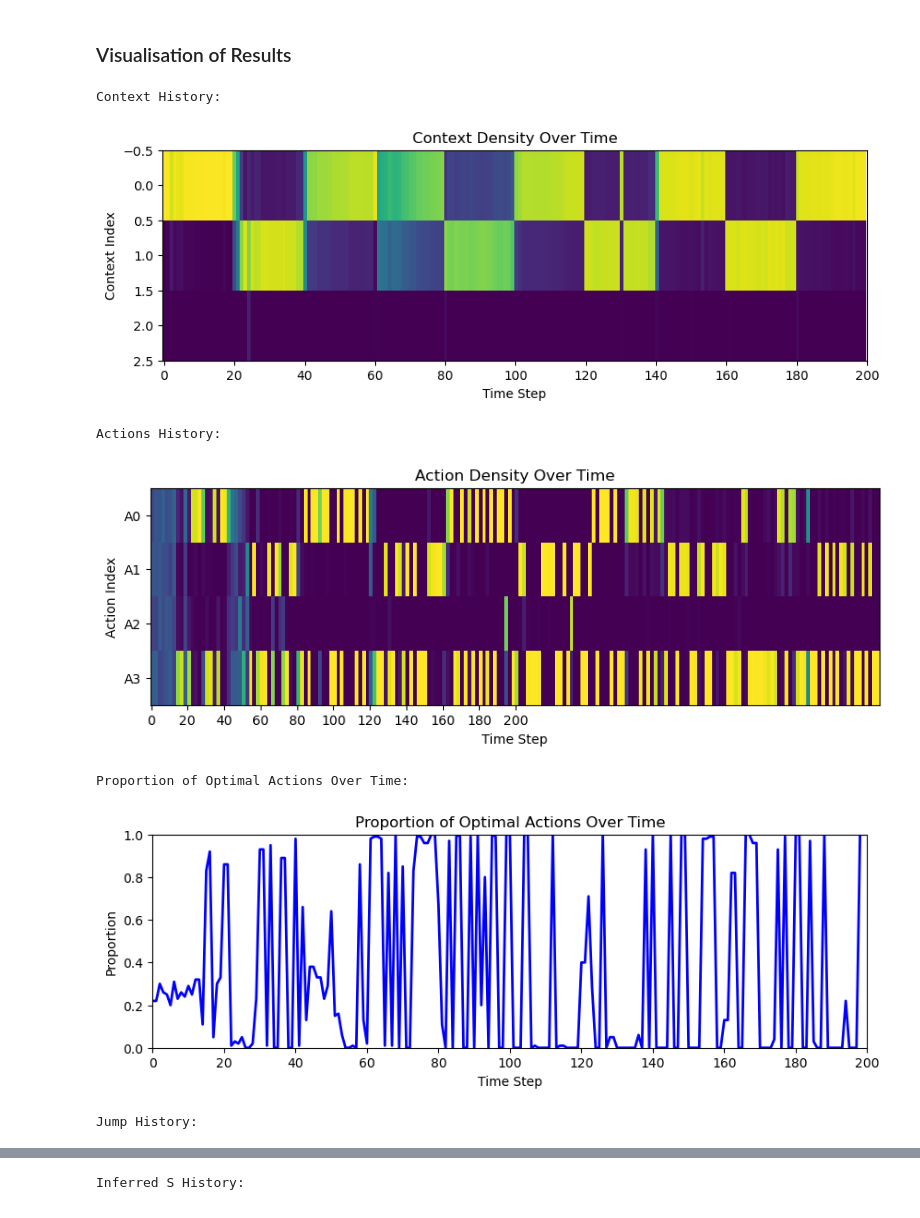
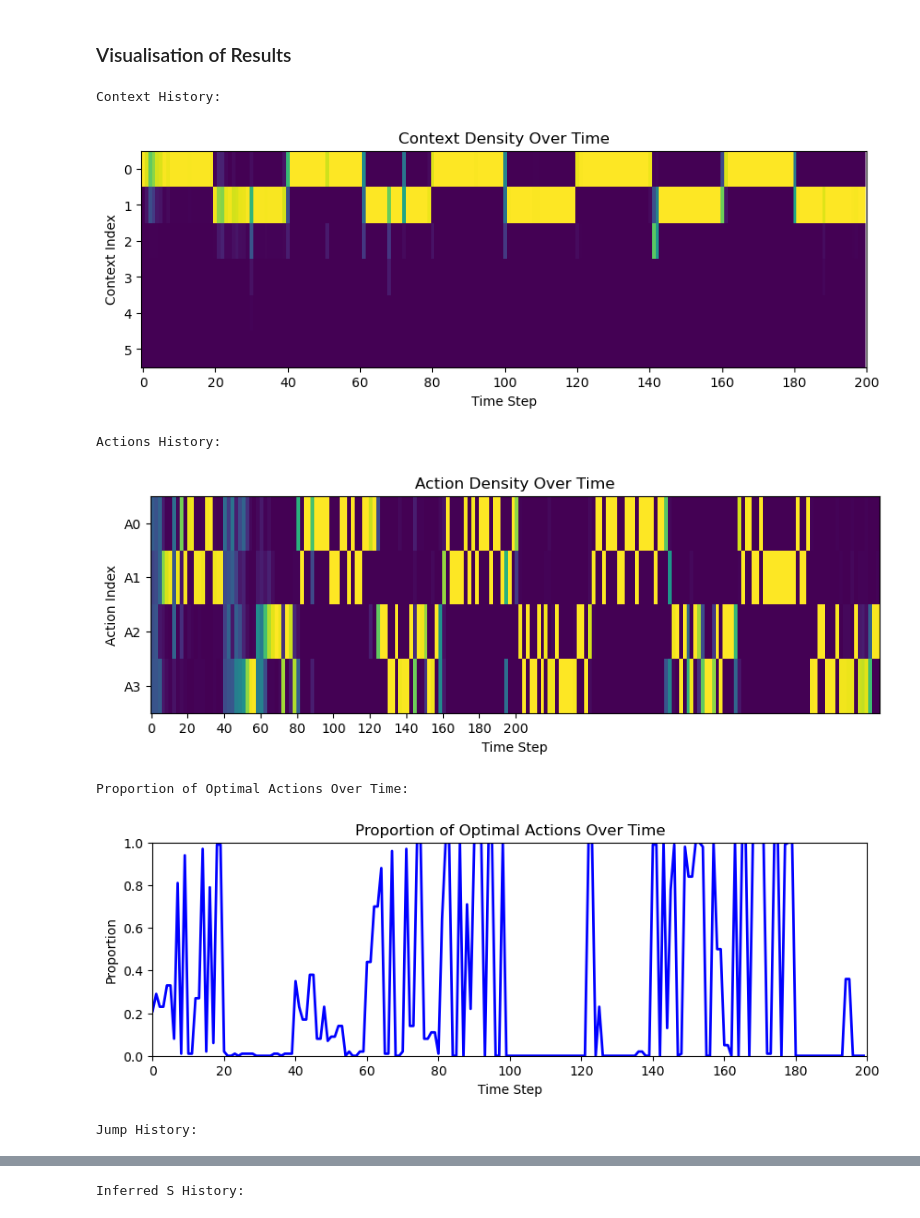
Before and after one commit to YoujingYu99/CCAB, a Jupyter notebook: mcl_jcrp.ipynb, the cells around one changed output, grey strips where cells are left out. Cells and saved outputs as stored; diff of their text form; code cells hidden in the pictures.

```diff
--- a/mcl_jcrp.ipynb
+++ b/mcl_jcrp.ipynb
@@ -36,14 +36,15 @@ from utils_mcl import extract_context_params
 mcl_results_path = Path("mcl_results")
 results_folder = (
     mcl_results_path
-    / "prepost_static_ys_one_h_init_meta_no_y_init_rho_dim_1_removed"
-    / "fourth_pass_sim"
+    / "prepost_static_ys_one_h_init_rho_dim_1_tc_dim_3"
+    / "fourth_pass2_sim"
 )
-results_dcoin_folder = results_folder / "dCOIN" / "cab"
+results_dcoin_folder = results_folder / "dCOIN" / "cab_nig"
 results_dcoin_folder.mkdir(parents=True, exist_ok=True)
 # %%
 observations = np.load(results_folder / "stimuli")
 T, B, _ = observations.shape
+B = 100
 
 contexts = np.loadtxt(results_folder / "ctxs")
 # Context length: number of consecutive timesteps for each context
@@ -56,7 +57,7 @@ if len(changes) > 1:
     if not np.all(lengths == ctx_length):
         raise ValueError(f"Context transitions are not regular: {lengths}")
 n_blocks = int(T / (ctx_length * 2))
-b = 50
+b = 10
 # %% [markdown]
 ## Part 2: Run Simulation
 # %%
@@ -202,0 +96,2 @@ Loading results_500_512.pkl
+# %%
+n_per_episode = 10
@@ -286,15 +375,33 @@ res_name = "results_500_512"
 with open(results_dcoin_folder / f"{res_name}.pkl", "rb") as f:
     results = pickle.load(f)
 # %%
+# jump_times = []
+# j = 0
+# context_o_hist_arr = np.array(results[j].subject_history.context_o)
+# context_r_hist_arr = np.array(results[j].subject_history.context_r)
+# p_actions_arr = np.array(results[j].subject_history.p_action)
+# p_jump_arr = np.array(results[j].subject_history.p_jump)
+# p_state_arr = np.array(results[j].subject_history.p_state)
+# weight_arr = np.array(results[j].subject_history.weights)
+# p_action_optimal = results[j].p_optimal_action
+
+i = 0
+ep = 0
+
+result = results["results"][i][ep]
+
 jump_times = []
-j = 0
-context_o_hist_arr = np.array(results[j].subject_history.context_o)
-context_r_hist_arr = np.array(results[j].subject_history.context_r)
-p_actions_arr = np.array(results[j].subject_history.p_action)
-p_jump_arr = np.array(results[j].subject_history.p_jump)
-p_state_arr = np.array(results[j].subject_history.p_state)
-weight_arr = np.array(results[j].subject_history.weights)
-p_action_optimal = results[j].p_optimal_action
+
+context_o_hist_arr = np.array(result.subject_history.context_o)
+context_r_hist_arr = np.array(result.subject_history.context_r)
+
+p_actions_arr = np.array(result.subject_history.p_action)
+p_jump_arr = np.array(result.subject_history.p_jump)
+p_state_arr = np.array(result.subject_history.p_state)
+
+weight_arr = np.array(result.subject_history.weights)
+
+p_action_optimal = result.p_optimal_action
 
 print("Context History:")
 max_context_o = np.max(context_o_hist_arr) + 1
@@ -376,37 +483,37 @@ plt.imshow(p_state_arr.T, aspect="auto", cmap="viridis", interpolation="nearest"
 # plt.colorbar(label='Density')
 for jt in jump_times:
     plt.axvline(x=jt, color="red", linestyle="--", linewidth=2, alpha=0.7)
 
 plt.xlabel("Time Step")
 plt.ylabel("Inferred S Index")
 plt.title("Inferred S Density Over Time")
 plt.xticks(range(0, T + 1, ctx_length))
 # plt.savefig("g_inferred_s_density.pdf")
 plt.show()
 
 
-true_s_hist_arr = np.asarray(results[j].experiment_history.state)
+true_s_hist_arr = np.asarray(result.experiment_history.state)
 
 plt.figure(figsize=(10, 3))
 true_s_densities = np.zeros((len(true_s_hist_arr), 2))
 for idx, val in enumerate(true_s_hist_arr):
     true_s_densities[idx, int(val)] += 1
 true_s_densities = true_s_densities / true_s_densities.sum(axis=1, keepdims=True)
 plt.imshow(true_s_densities.T, aspect="auto", cmap="viridis", interpolation="nearest")
 # plt.colorbar(label='Density')
 for jt in jump_times:
     plt.axvline(x=jt, color="red", linestyle="--", linewidth=2, alpha=0.7)
 plt.xlabel("Time Step")
 plt.ylabel("True S Index")
 plt.title("True S Density Over Time")
 plt.xticks(range(0, T + 1, ctx_length))
 # plt.savefig("g_true_s_density.pdf")
 plt.show()
 # %% [output]
 Context History:
-[figure, old version]
+[figure, new version]
 Actions History:
-[figure, old version]
+[figure, new version]
 Proportion of Optimal Actions Over Time:
-[figure, old version]
+[figure, new version]
 Jump History:
```
Also changed, not shown: parts of 8 cells of this notebook, 7 other files.
